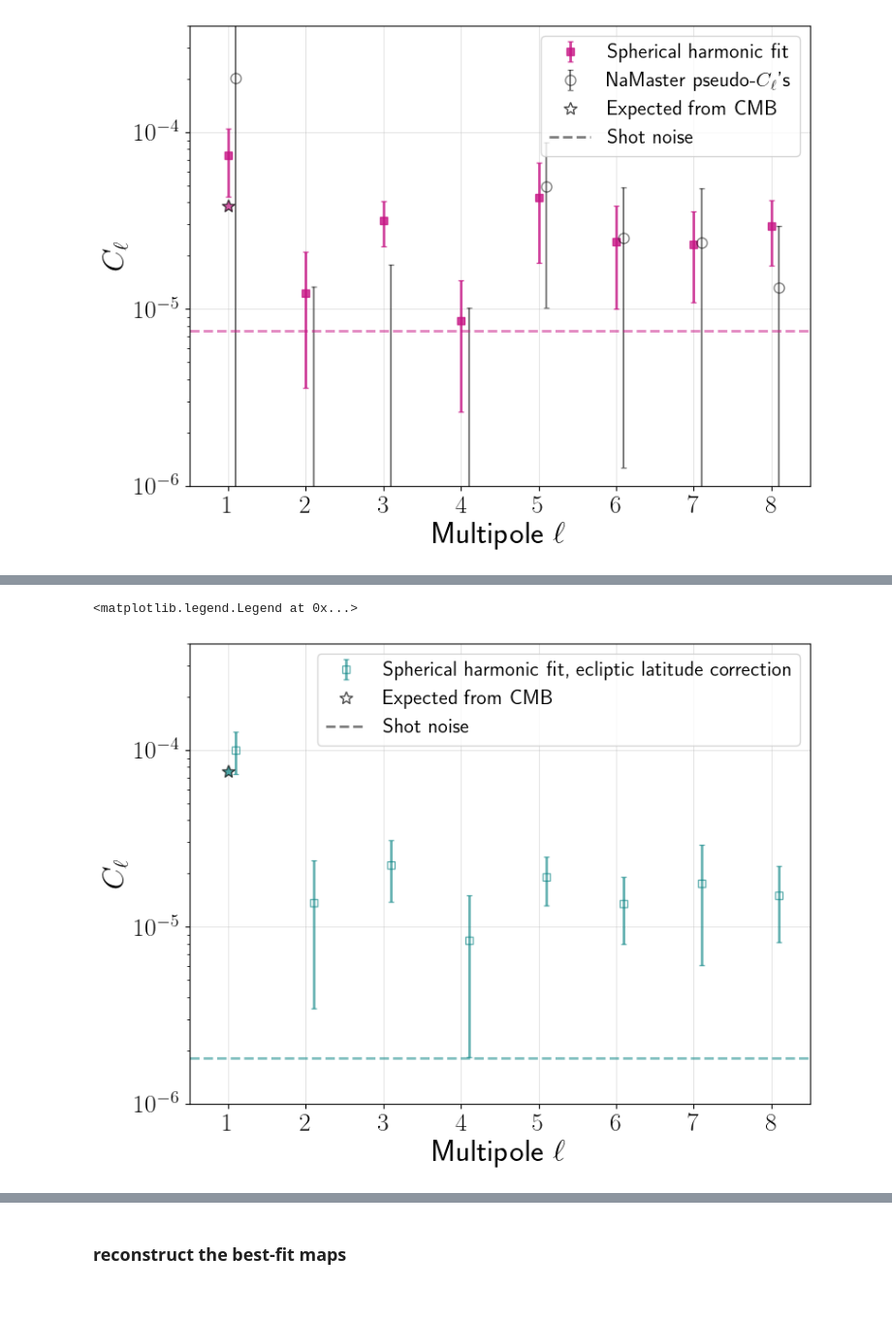
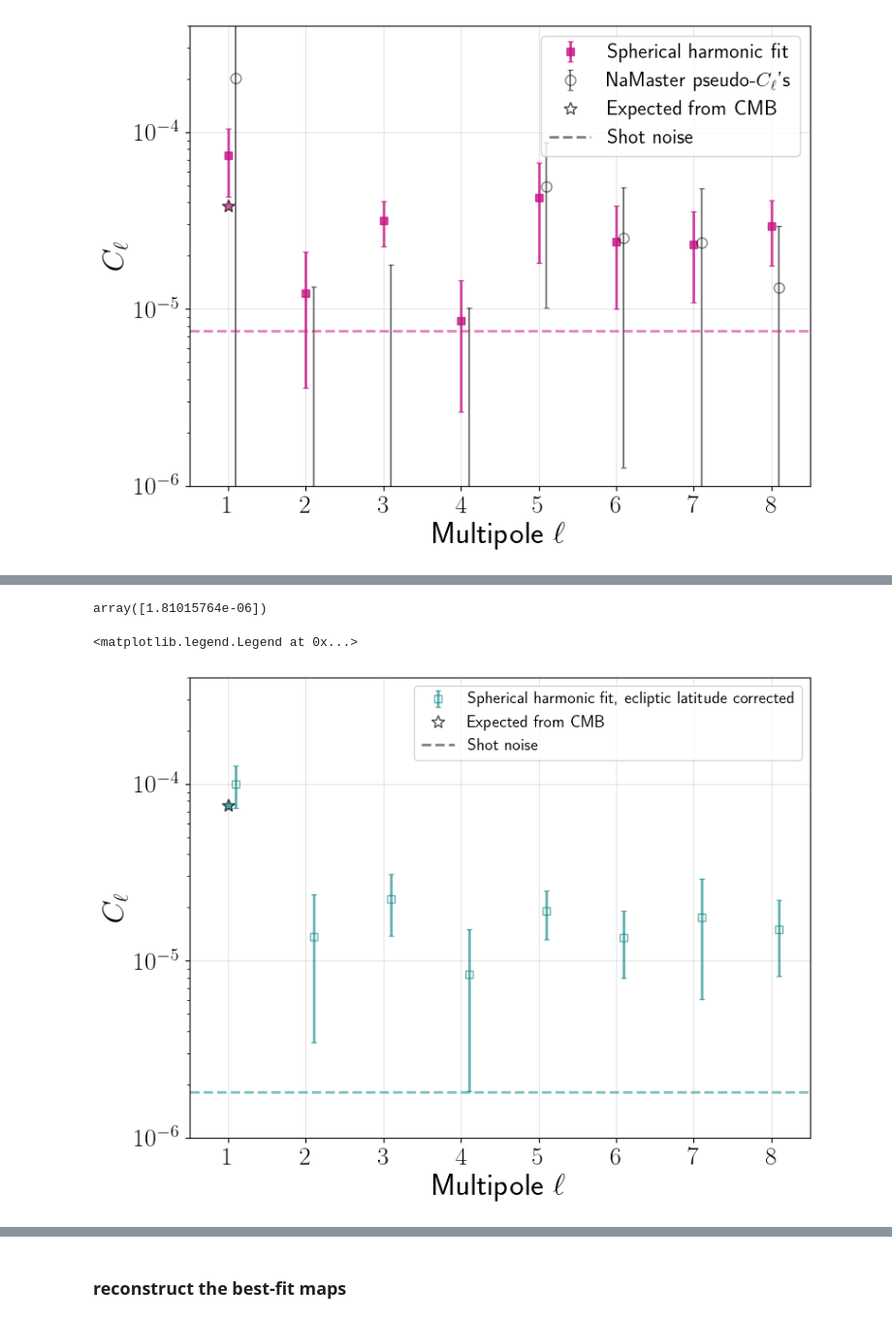
Before and after one commit to abbyw24/lss-dipoles, a Jupyter notebook: notebooks/2024-05-16_plots_for_kate_vksf.ipynb, the cells around one changed output, grey strips where cells are left out. Shown at 97% size. Saved outputs shown, nothing was run; the diff lists cells and outputs as text; code cells hidden in the pictures.

```diff
--- a/notebooks/2024-05-16_plots_for_kate_vksf.ipynb
+++ b/notebooks/2024-05-16_plots_for_kate_vksf.ipynb
@@ -733,40 +730,44 @@ array([1.81015764e-06])
-# %%
-# plottt
-#  (Cell functions output C_0, but start with C_1 since we're fitting overdensities)
-fig, ax = plt.subplots(figsize=(8,6), tight_layout=True)
-kwargs = dict(ls='None', ms=6, capsize=2, lw=lw)
-
-ax.errorbar(ells[1:]+0.1, Cells_catwise[1:], alpha=0.6, yerr=Cells_catwise_std[1:],
-        label='Spherical harmonic fit, ecliptic latitude correction', c=color_catwise, marker='s', markerfacecolor='None', **kwargs)
-
-# expected dipole amplitude
-kwargs = dict(marker='*', ms=10, mec='k', alpha=0.7)
-ax.plot(1, expected_C1_catwise, c=color_catwise, **kwargs)
-# manual label
-marker = mpl.lines.Line2D([0],[0], c='None', label='Expected from CMB', **kwargs)
-
-# shot noise estimates
-kwargs = dict(ls='--', alpha=0.5, lw=lw)
-ax.axhline(noise_catwise, c=color_catwise, **kwargs)
-# manual label
-line = mpl.lines.Line2D([0], [0], label='Shot noise', c='k', **kwargs)
-
-# add manual symbols to auto legend
-handles, labels = plt.gca().get_legend_handles_labels()
-handles.extend([marker, line])
-
-ax.semilogy()
-ax.grid(alpha=0.5, lw=lw_grid)
-ax.set_xlim(ells[1:][0] - 0.5, ells[1:][-1] + 0.5)
-ax.set_ylim(1e-6, 4e-4)
-ax.set_xlabel(r'Multipole $\ell$')
-ax.set_xticks(ells[1:])
-ax.set_ylabel(r'$C_\ell$')
-# ax.set_title(r'Angular power $C_\ell$, $0\leq\ell\leq$'f'{max_ell}')
-ax.legend(loc=1, handles=handles)
-# %% [output]
-<matplotlib.legend.Legend at 0x...>
-[figure, removed]
+# %%
+noise_catwise
+# %% [output]
+array([1.81015764e-06])
+# %%
+# plottt
+#  (Cell functions output C_0, but start with C_1 since we're fitting overdensities)
+fig, ax = plt.subplots(figsize=(8,6), tight_layout=True)
+kwargs = dict(ls='None', ms=6, capsize=2, lw=lw)
+
+ax.errorbar(ells[1:]+0.1, Cells_catwise[1:], alpha=0.6, yerr=Cells_catwise_std[1:],
+        label='Spherical harmonic fit, ecliptic latitude corrected', c=color_catwise, marker='s', markerfacecolor='None', **kwargs)
+
+# expected dipole amplitude
+kwargs = dict(marker='*', ms=10, mec='k', alpha=0.7)
+ax.plot(1, expected_C1_catwise, c=color_catwise, **kwargs)
+# manual label
+marker = mpl.lines.Line2D([0],[0], c='None', label='Expected from CMB', **kwargs)
+
+# shot noise estimates
+kwargs = dict(ls='--', alpha=0.5, lw=lw)
+ax.axhline(noise_catwise, c=color_catwise, **kwargs)
+# manual label
+line = mpl.lines.Line2D([0], [0], label='Shot noise', c='k', **kwargs)
+
+# add manual symbols to auto legend
+handles, labels = plt.gca().get_legend_handles_labels()
+handles.extend([marker, line])
+
+ax.semilogy()
+ax.grid(alpha=0.5, lw=lw_grid)
+ax.set_xlim(ells[1:][0] - 0.5, ells[1:][-1] + 0.5)
+ax.set_ylim(1e-6, 4e-4)
+ax.set_xlabel(r'Multipole $\ell$')
+ax.set_xticks(ells[1:])
+ax.set_ylabel(r'$C_\ell$')
+# ax.set_title(r'Angular power $C_\ell$, $0\leq\ell\leq$'f'{max_ell}')
+ax.legend(loc=1, handles=handles, fontsize=13)
+# %% [output]
+<matplotlib.legend.Legend at 0x...>
+[figure, added]
 # %%
 # plottt
 #  (Cell functions output C_0, but start with C_1 since we're fitting overdensities)
```
Also changed, not shown: parts of 41 cells of this notebook.
